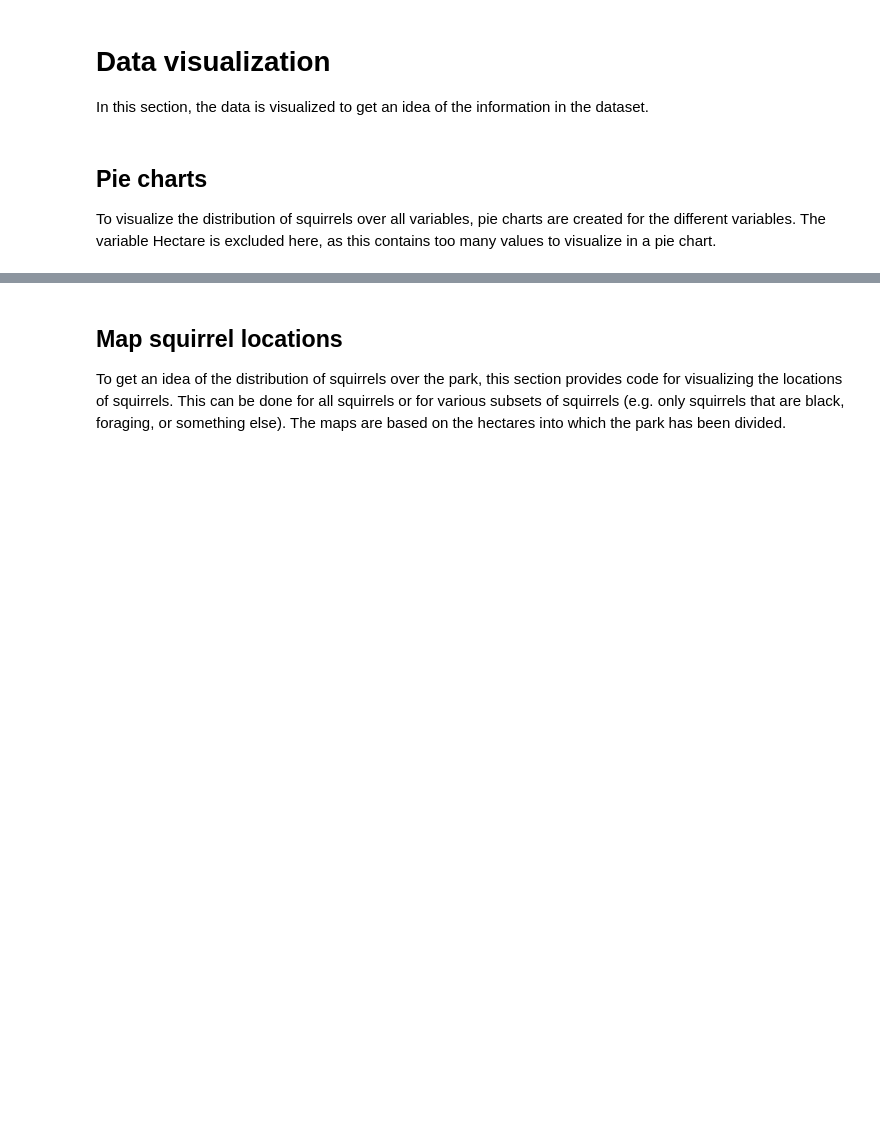
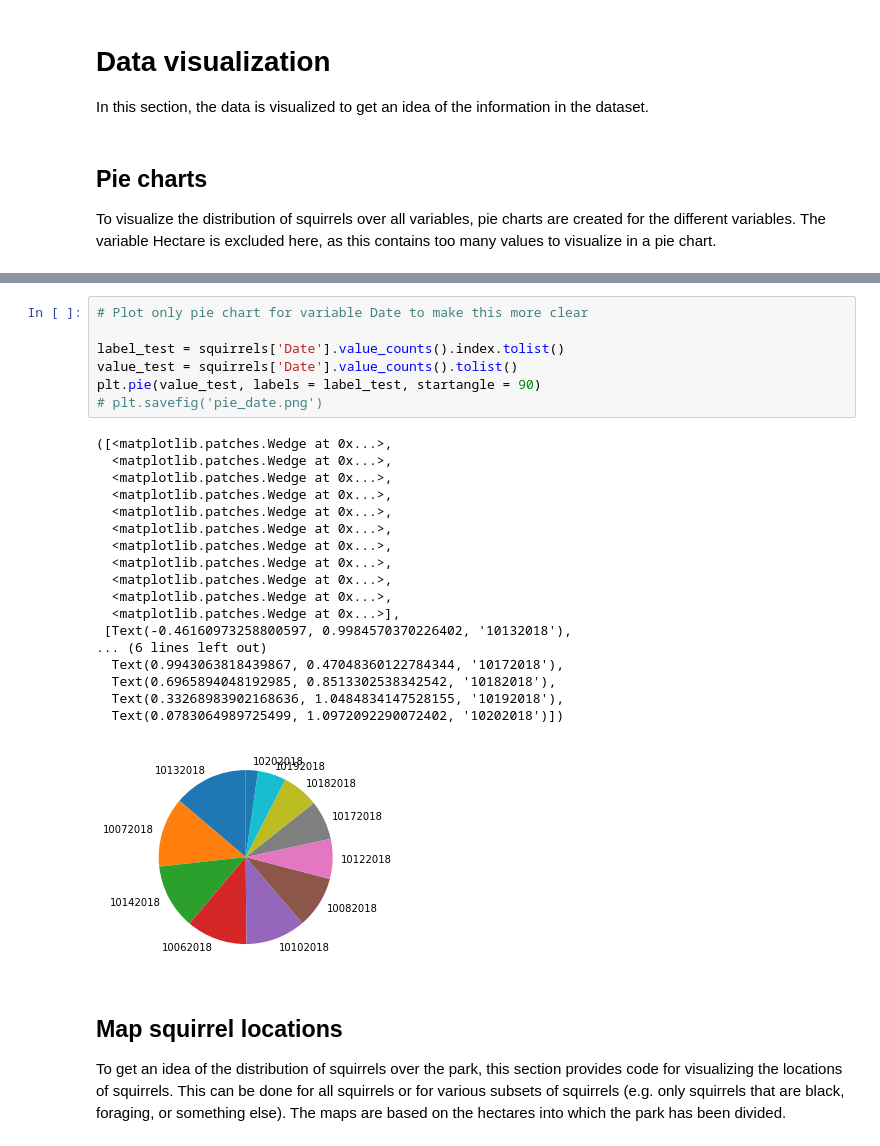
Before and after one commit to xmsterl/SP_squirrels, a Jupyter notebook: squirrels.ipynb, the cells around one changed output, grey strips where cells are left out. Saved outputs shown, nothing was run; the diff lists cells and outputs as text; blank space fills up the shorter version.

```diff
--- a/squirrels.ipynb
+++ b/squirrels.ipynb
@@ -104,5 +104,31 @@ for n, var in enumerate(all_vars):
 # %% [output]
 [figure]
+# %%
+# Plot only pie chart for variable Date to make this more clear
+
+label_test = squirrels['Date'].value_counts().index.tolist()
+value_test = squirrels['Date'].value_counts().tolist()
+plt.pie(value_test, labels = label_test, startangle = 90)
+# plt.savefig('pie_date.png')
+# %% [output]
+([<matplotlib.patches.Wedge at 0x...>,
+  <matplotlib.patches.Wedge at 0x...>,
+  <matplotlib.patches.Wedge at 0x...>,
+  <matplotlib.patches.Wedge at 0x...>,
+  <matplotlib.patches.Wedge at 0x...>,
+  <matplotlib.patches.Wedge at 0x...>,
+  <matplotlib.patches.Wedge at 0x...>,
+  <matplotlib.patches.Wedge at 0x...>,
+  <matplotlib.patches.Wedge at 0x...>,
+  <matplotlib.patches.Wedge at 0x...>,
+  <matplotlib.patches.Wedge at 0x...>],
+ [Text(-0.46160973258800597, 0.9984570370226402, '10132018'),
+... (6 lines left out)
+  Text(0.9943063818439867, 0.47048360122784344, '10172018'),
+  Text(0.6965894048192985, 0.8513302538342542, '10182018'),
+  Text(0.33268983902168636, 1.0484834147528155, '10192018'),
+  Text(0.0783064989725499, 1.0972092290072402, '10202018')])
+[figure, added]
 # %% [markdown]
 ## Map squirrel locations
 To get an idea of the distribution of squirrels over the park, this section provides code for visualizing the locations of squirrels. This can be done for all squirrels or for various subsets of squirrels (e.g. only squirrels that are black, foraging, or something else). The maps are based on the hectares into which the park has been divided.
```
Also changed, not shown: parts of 14 cells of this notebook.
